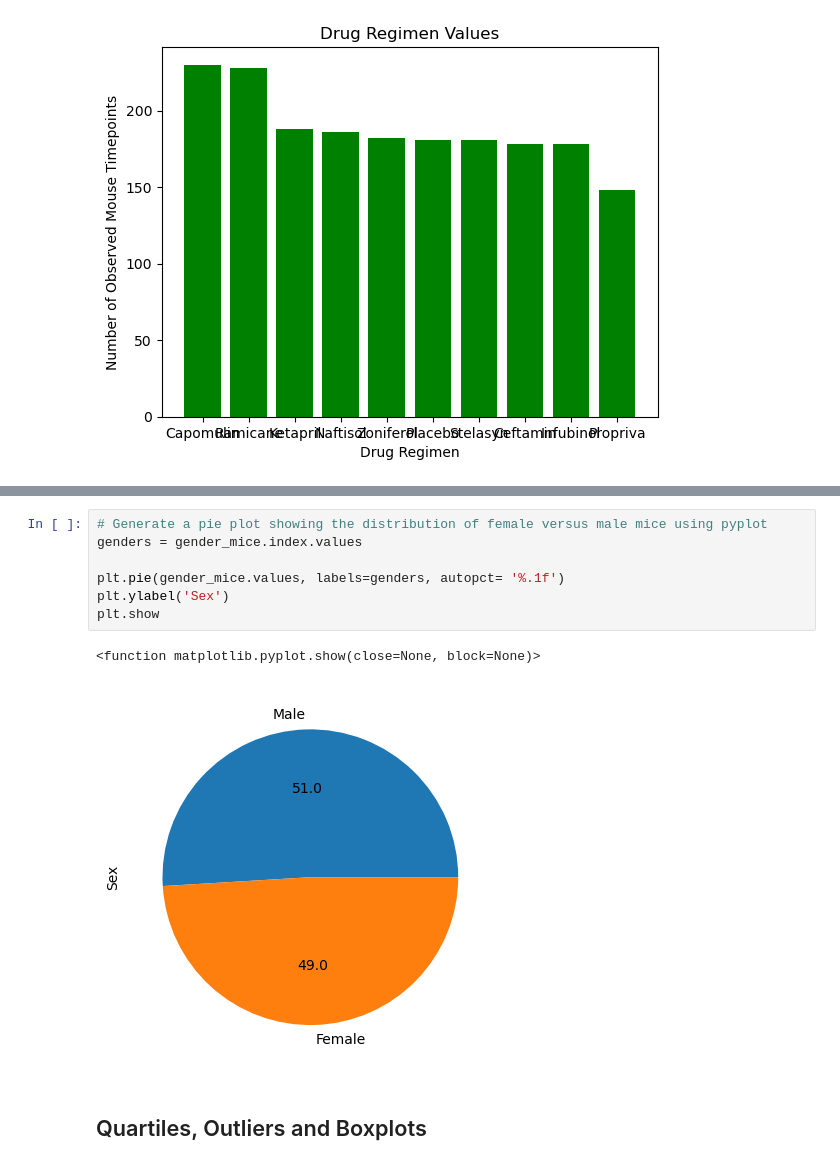
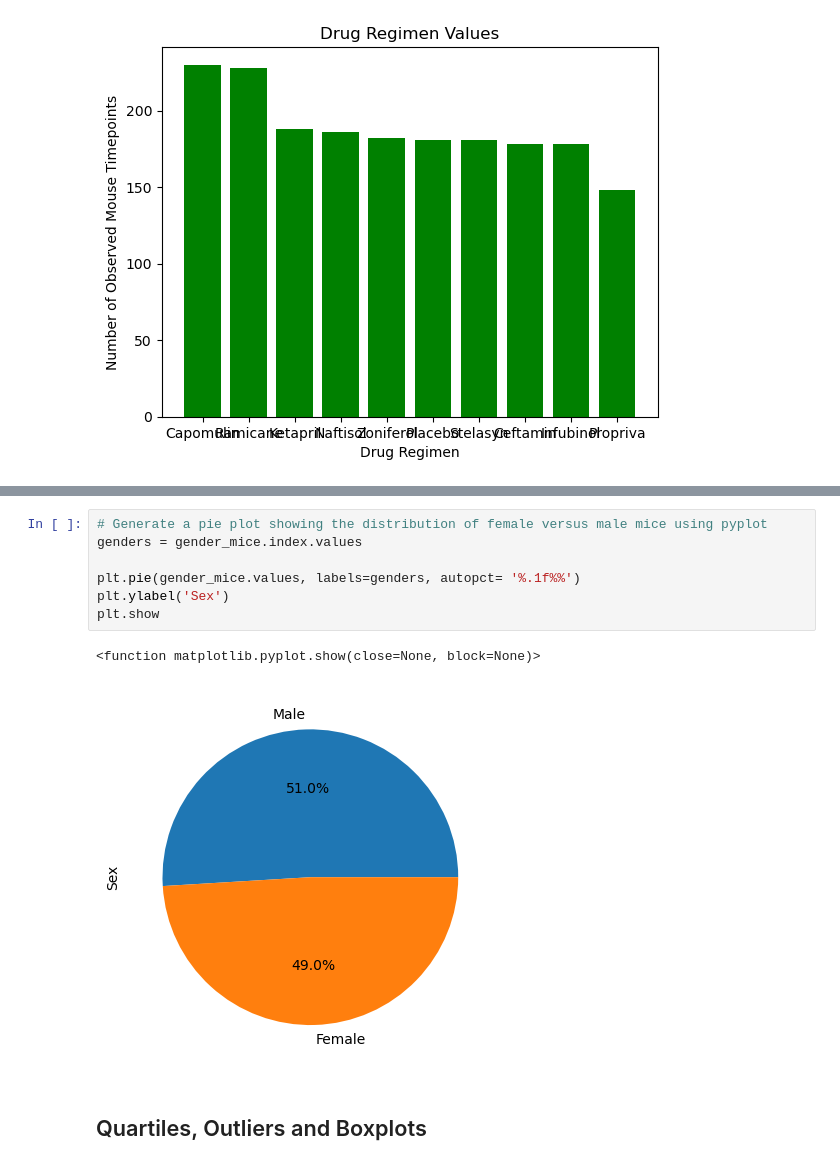
Before and after one commit to rachelpaczki/pymaceuticals-module-5, a Jupyter notebook: Pymaceuticals/pymaceuticals_final_analysis.ipynb, the cells around one changed output, grey strips where cells are left out. Saved outputs shown, nothing was run; the diff lists cells and outputs as text.

```diff
--- a/Pymaceuticals/pymaceuticals_final_analysis.ipynb
+++ b/Pymaceuticals/pymaceuticals_final_analysis.ipynb
@@ -206,13 +206,13 @@ plt.show
 # %%
 # Generate a pie plot showing the distribution of female versus male mice using pyplot
 genders = gender_mice.index.values
 
-plt.pie(gender_mice.values, labels=genders, autopct= '%.1f')
+plt.pie(gender_mice.values, labels=genders, autopct= '%.1f%%')
 plt.ylabel('Sex')
 plt.show
 # %% [output]
 <function matplotlib.pyplot.show(close=None, block=None)>
-[figure, old version]
+[figure, new version]
 # %% [markdown]
 ## Quartiles, Outliers and Boxplots
 # %%
```
Also changed, not shown: parts of 4 cells of this notebook.
